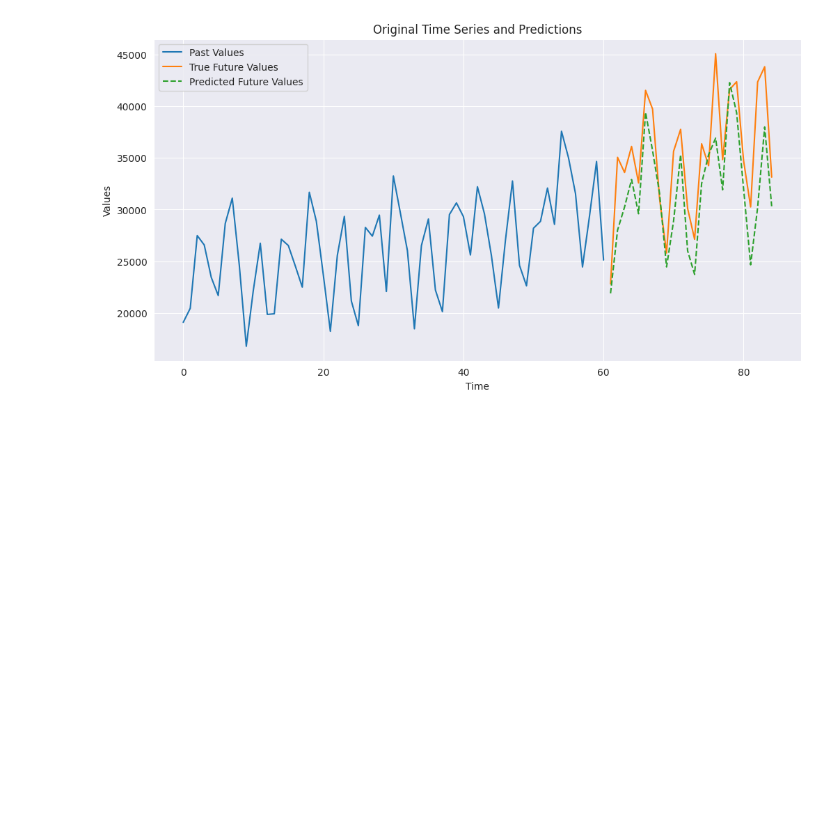
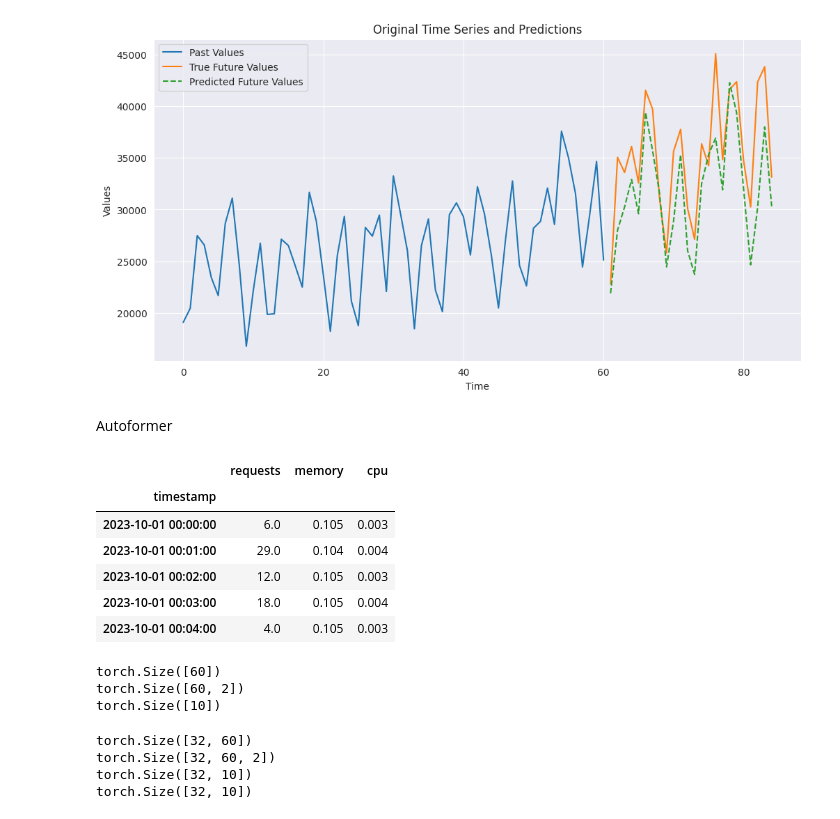
Before and after one commit to Suraez/time_series, a Jupyter notebook: demo.ipynb, the cells around one changed output. Drawn from its saved outputs; the diff is of its cells as text; code cells hidden in the pictures; blank space fills up the shorter version.

```diff
--- a/demo.ipynb
+++ b/demo.ipynb
@@ -104,3 +86,5 @@ plt.title('Original Time Series and Predictions')
 plt.show()
 # %% [output]
 [figure]
+# %% [markdown]
+Autoformer
@@ -106,0 +95,13 @@ plt.show()
+# %%
+df = pd.read_csv("preprocessed_dataset.csv", parse_dates=["timestamp"])
+df.set_index("timestamp", inplace=True)
+# %%
+df.head()
+# %% [output]
+|  | requests | memory | cpu |
+| timestamp |  |  |  |
+| 2023-10-01 00:00:00 | 6.0 | 0.105 | 0.003 |
+| 2023-10-01 00:01:00 | 29.0 | 0.104 | 0.004 |
+| 2023-10-01 00:02:00 | 12.0 | 0.105 | 0.003 |
+| 2023-10-01 00:03:00 | 18.0 | 0.105 | 0.004 |
+| 2023-10-01 00:04:00 | 4.0 | 0.105 | 0.003 |
@@ -106,0 +158,23 @@ plt.show()
+# %%
+# Access first sample
+sample = dataset[0]
+print(sample['past_values'].shape)        # torch.Size([60])
+print(sample['past_time_features'].shape)  # torch.Size([60, 2])
+print(sample['target'].shape)             # torch.Size([10])
+# %% [output]
+torch.Size([60])
+torch.Size([60, 2])
+torch.Size([10])
+# %%
+loader = DataLoader(dataset, batch_size=32, shuffle=True)
+for batch in loader:
+    print(batch['past_values'].shape)  # → torch.Size([32, 60])
+    print(batch['past_time_features'].shape)  # → torch.Size([32, 60, 2])
+    print(batch['target'].shape)
+    print(batch['future_values'].shape)  # → torch.Size([32, 10])
+    break
+# %% [output]
+torch.Size([32, 60])
+torch.Size([32, 60, 2])
+torch.Size([32, 10])
+torch.Size([32, 10])
```
Also changed, not shown: parts of 8 cells of this notebook.
